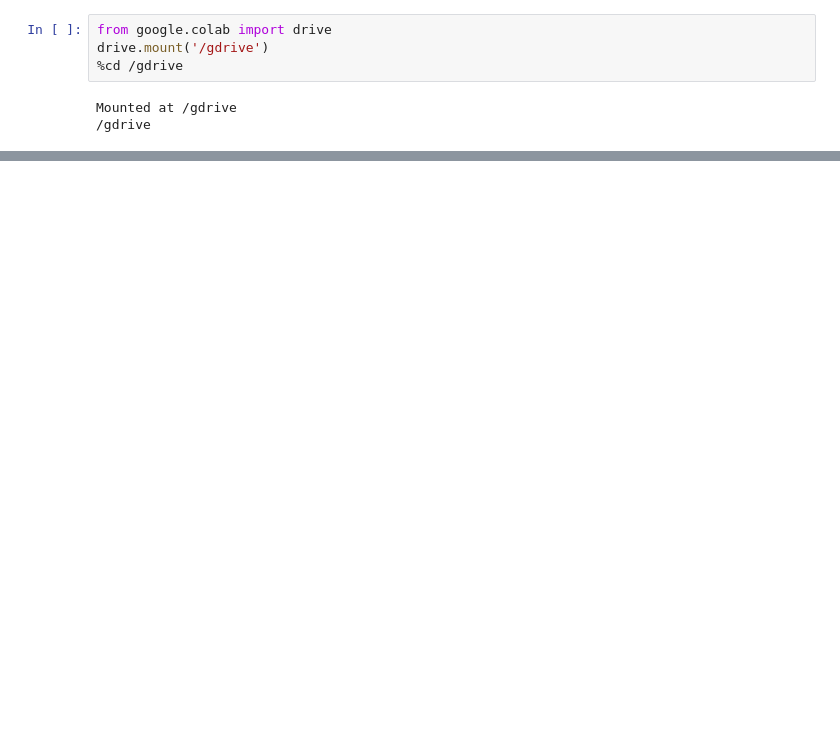
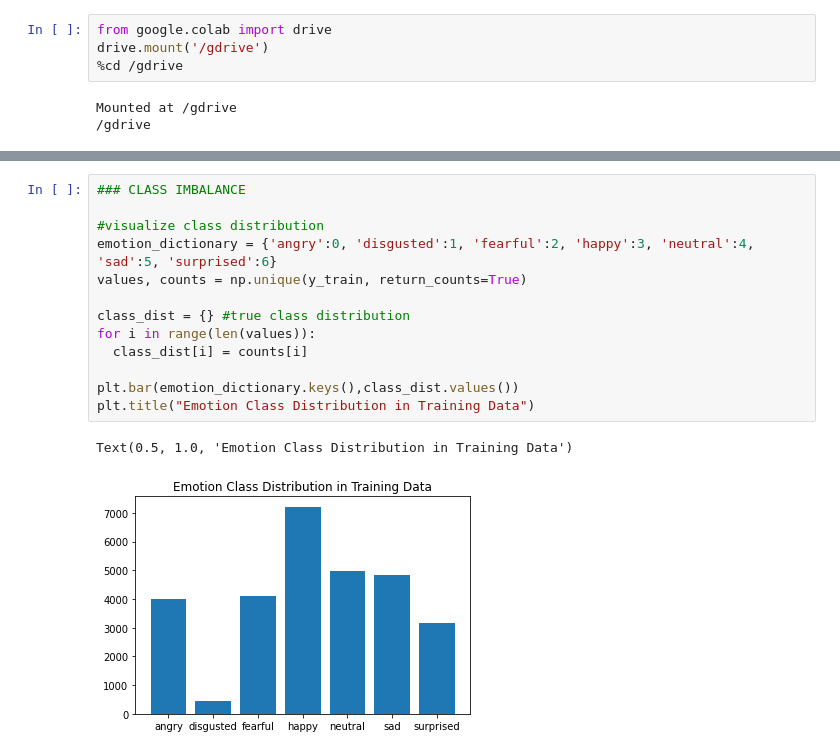
Before and after one commit to anosharahim/deep-learning, a Jupyter notebook: emotion_recognition.ipynb, the cells around one changed output, grey strips where cells are left out. Cells and saved outputs as stored; diff of their text form; blank space fills up the shorter version.

```diff
--- a/emotion_recognition.ipynb
+++ b/emotion_recognition.ipynb
@@ -96,0 +137,16 @@ print(test_data.shape, test_label.shape)
+# %%
+### CLASS IMBALANCE
+
+#visualize class distribution
+emotion_dictionary = {'angry':0, 'disgusted':1, 'fearful':2, 'happy':3, 'neutral':4, 'sad':5, 'surprised':6}
+values, counts = np.unique(y_train, return_counts=True)
+
+class_dist = {} #true class distribution
+for i in range(len(values)):
+  class_dist[i] = counts[i]
+
+plt.bar(emotion_dictionary.keys(),class_dist.values())
+plt.title("Emotion Class Distribution in Training Data")
+# %% [output]
+Text(0.5, 1.0, 'Emotion Class Distribution in Training Data')
+[figure, added]
```
Also changed, not shown: parts of 30 cells of this notebook.
